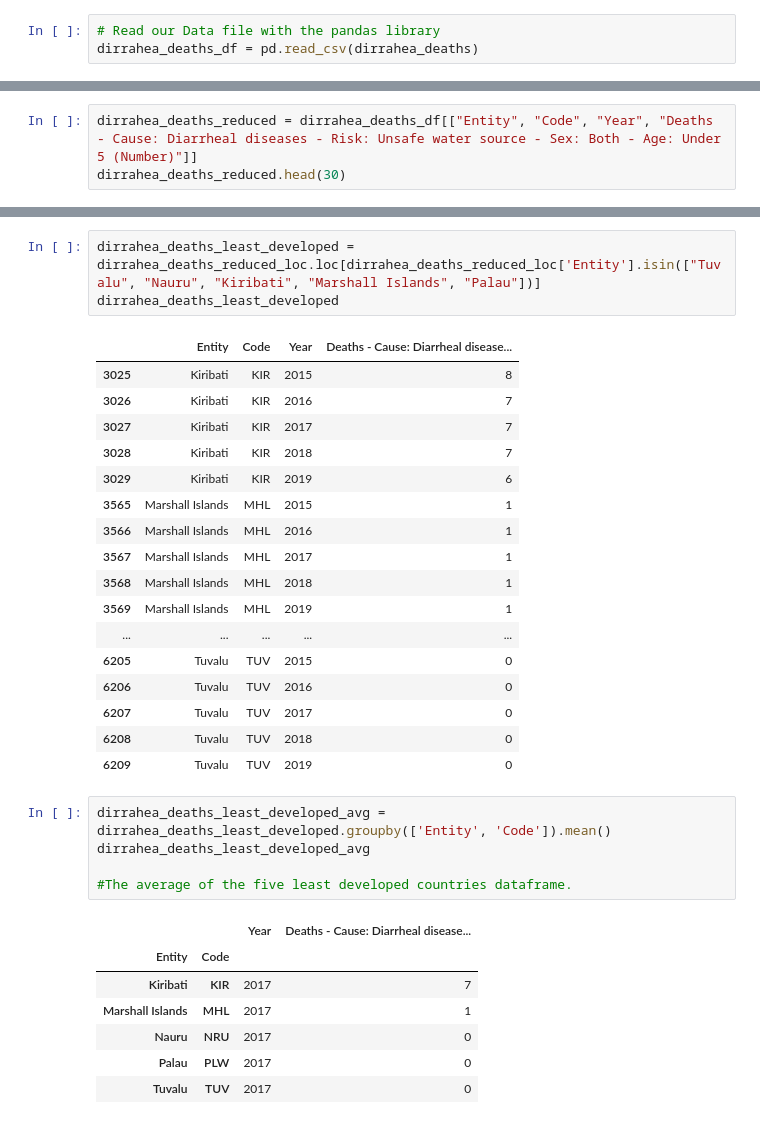
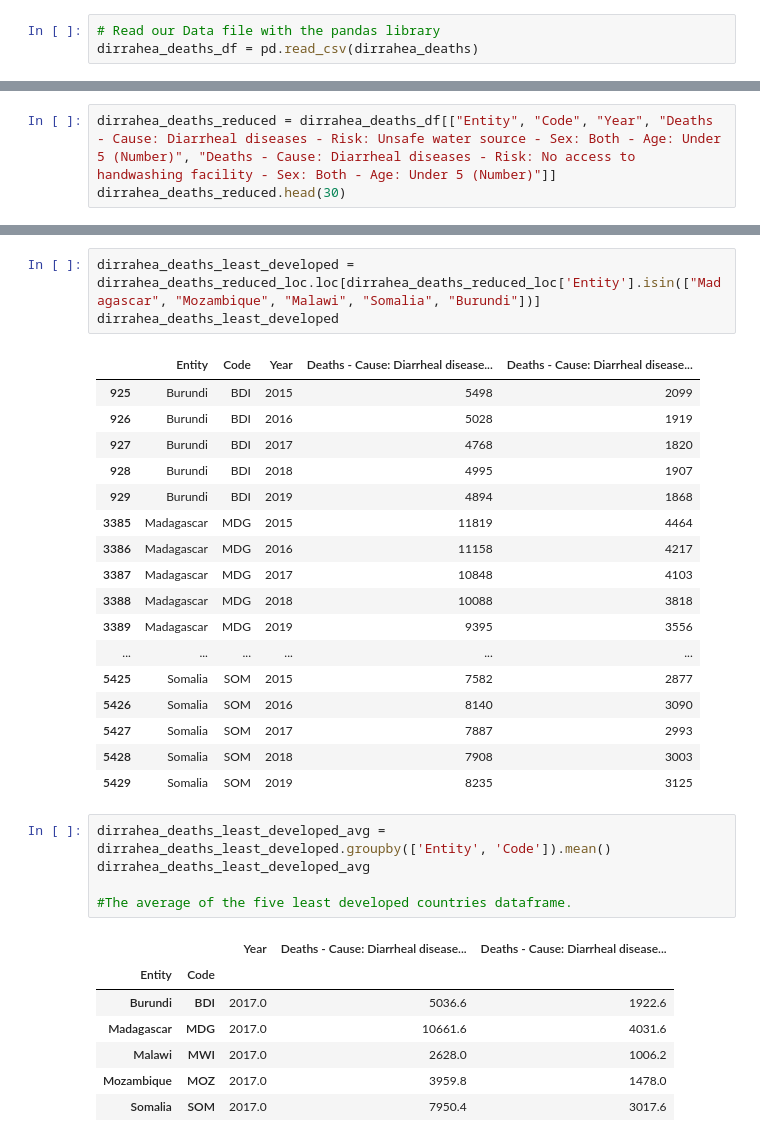
Before and after one commit to RHockley/Project-1-Water-Source-Mortality, a Jupyter notebook: Datacleaning/dirrahea_deaths_cleaned.ipynb, the cells around one changed output, grey strips where cells are left out. Saved outputs shown, nothing was run; the diff lists cells and outputs as text.

```diff
--- a/Datacleaning/dirrahea_deaths_cleaned.ipynb
+++ b/Datacleaning/dirrahea_deaths_cleaned.ipynb
@@ -29,6 +29,6 @@ dirrahea_deaths_df.head(50)
 | 48 | African Region (WHO) | NaN | 2008 | 449414 | 177363 | 109231 | ... |
 | 49 | African Region (WHO) | NaN | 2009 | 436472 | 172263 | 106143 | ... |
 # %%
-dirrahea_deaths_reduced = dirrahea_deaths_df[["Entity", "Code", "Year", "Deaths - Cause: Diarrheal diseases - Risk: Unsafe water source - Sex: Both - Age: Under 5 (Number)"]]
+dirrahea_deaths_reduced = dirrahea_deaths_df[["Entity", "Code", "Year", "Deaths - Cause: Diarrheal diseases - Risk: Unsafe water source - Sex: Both - Age: Under 5 (Number)", "Deaths - Cause: Diarrheal diseases - Risk: No access to handwashing facility - Sex: Both - Age: Under 5 (Number)"]]
 dirrahea_deaths_reduced.head(30)
 # %% [output]
@@ -123,34 +123,34 @@ dirrahea_deaths_most_developed_avg
 # %%
-dirrahea_deaths_least_developed = dirrahea_deaths_reduced_loc.loc[dirrahea_deaths_reduced_loc['Entity'].isin(["Tuvalu", "Nauru", "Kiribati", "Marshall Islands", "Palau"])]
+dirrahea_deaths_least_developed = dirrahea_deaths_reduced_loc.loc[dirrahea_deaths_reduced_loc['Entity'].isin(["Madagascar", "Mozambique", "Malawi", "Somalia", "Burundi"])]
 dirrahea_deaths_least_developed
 # %% [output]
-|  | Entity | Code | Year | Deaths - Cause: Diarrheal disease... |
-| 3025 | Kiribati | KIR | 2015 | 8 |
-| 3026 | Kiribati | KIR | 2016 | 7 |
-| 3027 | Kiribati | KIR | 2017 | 7 |
-| 3028 | Kiribati | KIR | 2018 | 7 |
-| 3029 | Kiribati | KIR | 2019 | 6 |
-| 3565 | Marshall Islands | MHL | 2015 | 1 |
-| 3566 | Marshall Islands | MHL | 2016 | 1 |
-| 3567 | Marshall Islands | MHL | 2017 | 1 |
-| 3568 | Marshall Islands | MHL | 2018 | 1 |
-| 3569 | Marshall Islands | MHL | 2019 | 1 |
-| ... | ... | ... | ... | ... |
-| 6205 | Tuvalu | TUV | 2015 | 0 |
-| 6206 | Tuvalu | TUV | 2016 | 0 |
-| 6207 | Tuvalu | TUV | 2017 | 0 |
-| 6208 | Tuvalu | TUV | 2018 | 0 |
-| 6209 | Tuvalu | TUV | 2019 | 0 |
+|  | Entity | Code | Year | Deaths - Cause: Diarrheal disease... | Deaths - Cause: Diarrheal disease... |
+| 925 | Burundi | BDI | 2015 | 5498 | 2099 |
+| 926 | Burundi | BDI | 2016 | 5028 | 1919 |
+| 927 | Burundi | BDI | 2017 | 4768 | 1820 |
+| 928 | Burundi | BDI | 2018 | 4995 | 1907 |
+| 929 | Burundi | BDI | 2019 | 4894 | 1868 |
+| 3385 | Madagascar | MDG | 2015 | 11819 | 4464 |
+| 3386 | Madagascar | MDG | 2016 | 11158 | 4217 |
+| 3387 | Madagascar | MDG | 2017 | 10848 | 4103 |
+| 3388 | Madagascar | MDG | 2018 | 10088 | 3818 |
+| 3389 | Madagascar | MDG | 2019 | 9395 | 3556 |
+| ... | ... | ... | ... | ... | ... |
+| 5425 | Somalia | SOM | 2015 | 7582 | 2877 |
+| 5426 | Somalia | SOM | 2016 | 8140 | 3090 |
+| 5427 | Somalia | SOM | 2017 | 7887 | 2993 |
+| 5428 | Somalia | SOM | 2018 | 7908 | 3003 |
+| 5429 | Somalia | SOM | 2019 | 8235 | 3125 |
 # %%
 dirrahea_deaths_least_developed_avg = dirrahea_deaths_least_developed.groupby(['Entity', 'Code']).mean()
 dirrahea_deaths_least_developed_avg
 
 #The average of the five least developed countries dataframe.
 # %% [output]
-|  |  | Year | Deaths - Cause: Diarrheal disease... |
-| Entity | Code |  |  |
-| Kiribati | KIR | 2017 | 7 |
-| Marshall Islands | MHL | 2017 | 1 |
-| Nauru | NRU | 2017 | 0 |
-| Palau | PLW | 2017 | 0 |
-| Tuvalu | TUV | 2017 | 0 |
+|  |  | Year | Deaths - Cause: Diarrheal disease... | Deaths - Cause: Diarrheal disease... |
+| Entity | Code |  |  |  |
+| Burundi | BDI | 2017.0 | 5036.6 | 1922.6 |
+| Madagascar | MDG | 2017.0 | 10661.6 | 4031.6 |
+| Malawi | MWI | 2017.0 | 2628.0 | 1006.2 |
+| Mozambique | MOZ | 2017.0 | 3959.8 | 1478.0 |
+| Somalia | SOM | 2017.0 | 7950.4 | 3017.6 |
```
Also changed, not shown: parts of 4 cells of this notebook.
